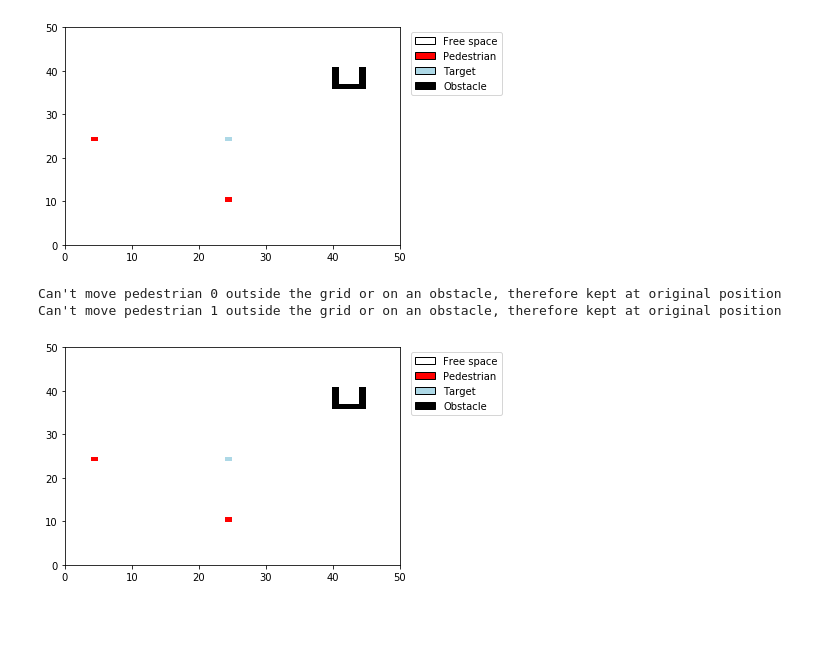
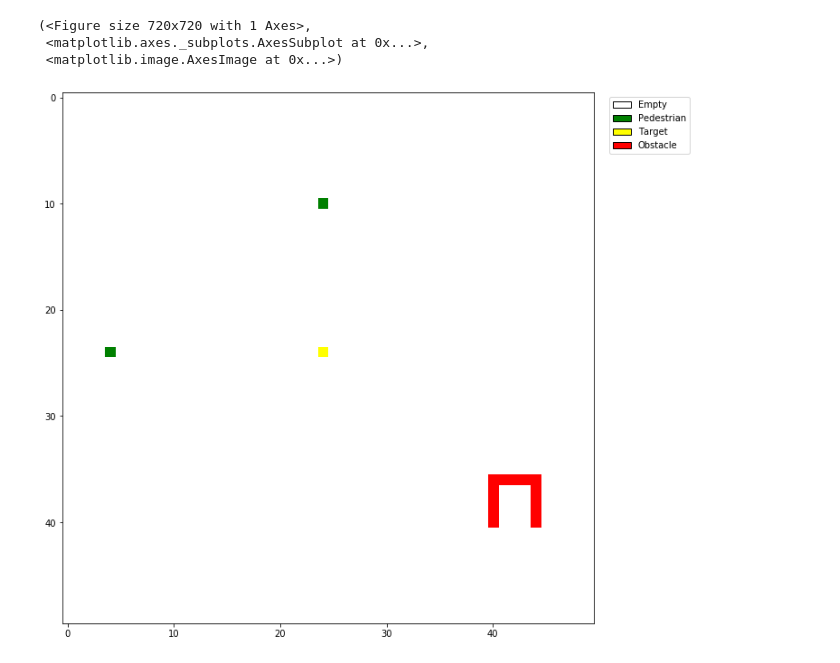
Before and after one commit to evtodorov/MLCMS, a Jupyter notebook: Exercise_1/Testing/Graphics_test.ipynb, the cells around one changed output. Cells and saved outputs as stored; diff of their text form; code cells hidden in the pictures; blank space fills up the shorter version.

```diff
--- a/Exercise_1/Testing/Graphics_test.ipynb
+++ b/Exercise_1/Testing/Graphics_test.ipynb
@@ -17,13 +13,12 @@ target = [(24,24)]
 obstacle = [(40,40), (39,40), (38,40), (37,40), (36,40),
         (36,41), (36,42), (36,43), (36,44),
         (37,44), (38,44), (39,44), (40,44)]
-grid_2 = PedestrianGrid(50, 50, pedestrian, target, obstacles=obstacle)
+grid = PedestrianGrid(n = 50, m = 50, pedestrians = pedestrian, target = target, obstacles=obstacle)
+ui = UI()
-# %%
-grid_2.plot_grid()
-grid_2.move_pedestrians([(30,16), (50,1)])
-grid_2.plot_grid()
-# %% [output]
-[figure, removed]
-Can't move pedestrian 0 outside the grid or on an obstacle, therefore kept at original position
-Can't move pedestrian 1 outside the grid or on an obstacle, therefore kept at original position
-[figure, removed]
+# %%
+ui.plot(grid.grid)
+# %% [output]
+(<Figure size 720x720 with 1 Axes>,
+ <matplotlib.axes._subplots.AxesSubplot at 0x...>,
+ <matplotlib.image.AxesImage at 0x...>)
+[figure, added]
```
Also changed, not shown: parts of 4 cells of this notebook, 3 other files.
